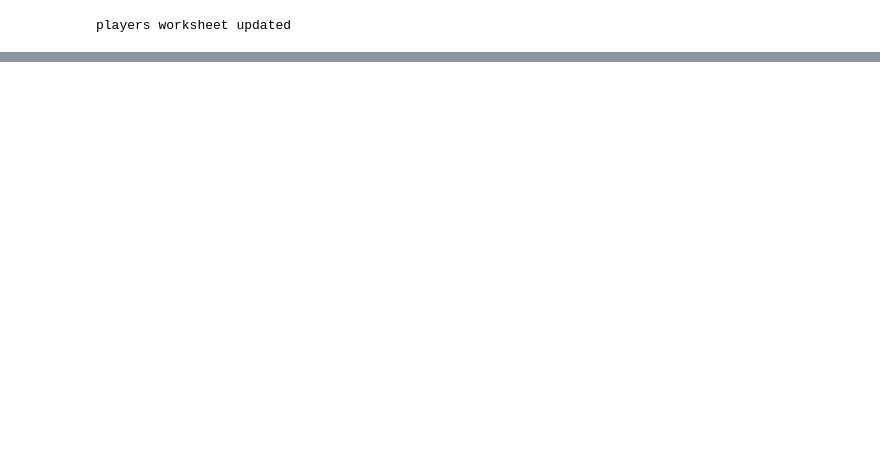
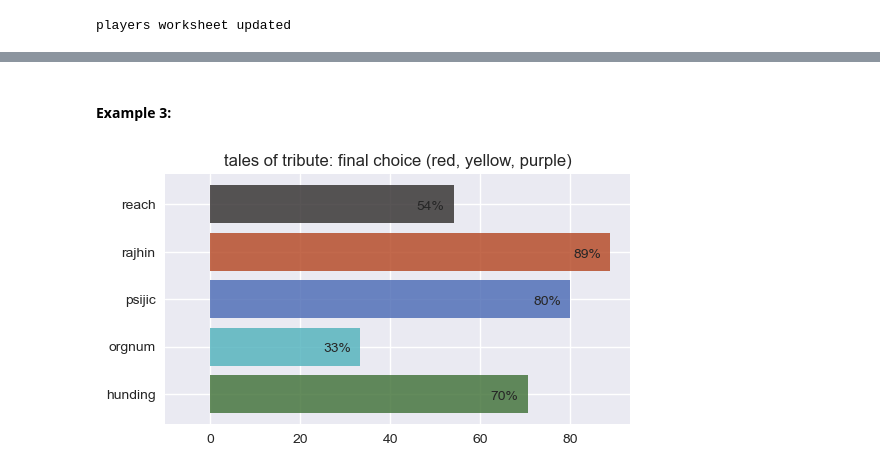
Before and after one commit to racheldelong/TributeMatchSorting, a Jupyter notebook: tribute.ipynb, the cells around one changed output, grey strips where cells are left out. Cells and saved outputs as stored; diff of their text form; code cells hidden in the pictures; blank space fills up the shorter version.

```diff
--- a/tribute.ipynb
+++ b/tribute.ipynb
@@ -415,0 +499,7 @@ print("choose worksheet updated")
+# %% [markdown]
+#### Example 3:
+# %%
+# player 1, fourth deck
+choose_deck('red', 'yellow', 'purple')
+# %% [output]
+[figure, added]
```
Also changed, not shown: parts of 95 cells of this notebook, 3 other files.
